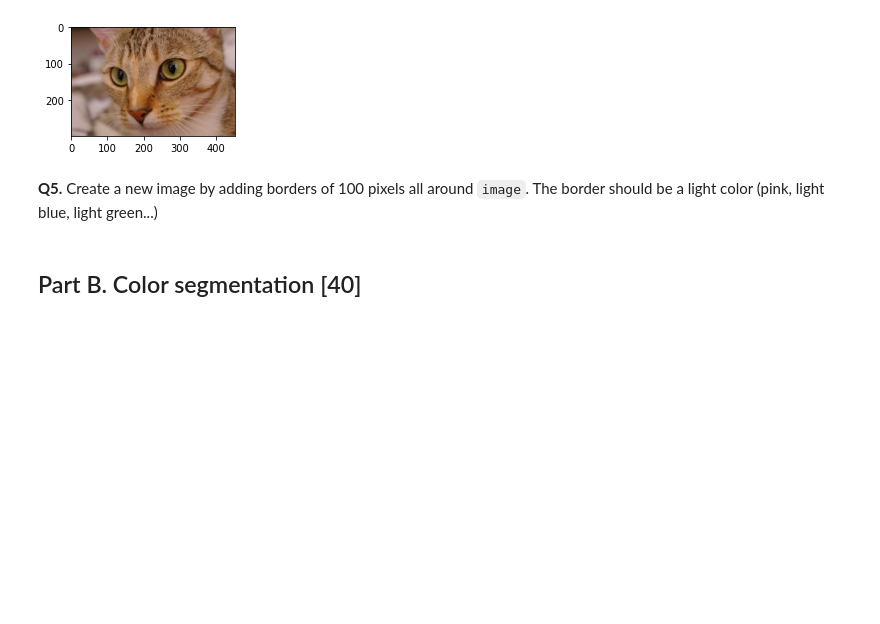
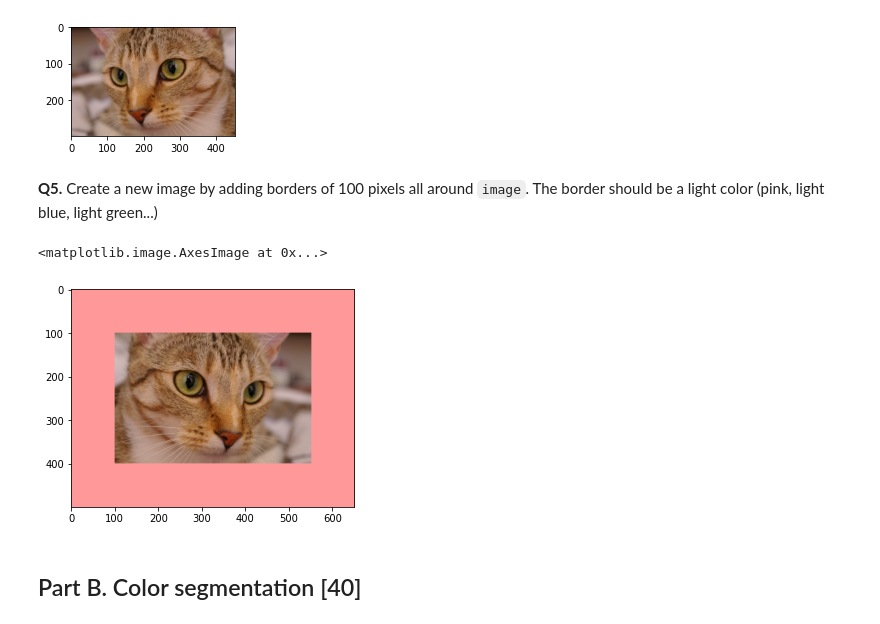
Before and after one commit to daniel-suazo/CV-Assignment1, a Jupyter notebook: Assg1_ImageProc.ipynb, the cells around one changed output. Drawn from its saved outputs; the diff is of its cells as text; code cells hidden in the pictures; blank space fills up the shorter version.

```diff
--- a/Assg1_ImageProc.ipynb
+++ b/Assg1_ImageProc.ipynb
@@ -85,13 +85,18 @@ __Q5.__ Create a new image by adding borders of 100 pixels all around `image`. T
 # %%
 # create new image with border
 border_image = np.zeros(shape=(y+200,x+200,z), dtype=np.uint8)
 border_image[100:-100,100:-100,:] = image
 # top and bottom borders
 border_image[0:100, :, :] = (255, 153, 153)
 border_image[-100:, :, :] = (255, 153, 153)
 # left and right borders
 border_image[:, 0:100, :] = (255, 153, 153)
 border_image[:, -100:, :] = (255, 153, 153)
+
+plt.imshow(border_image)
+# %% [output]
+<matplotlib.image.AxesImage at 0x...>
+[figure, added]
 # %% [markdown]
 ## Part B. Color segmentation [40]
 # %% [markdown]
```
Also changed, not shown: parts of 6 cells of this notebook.
